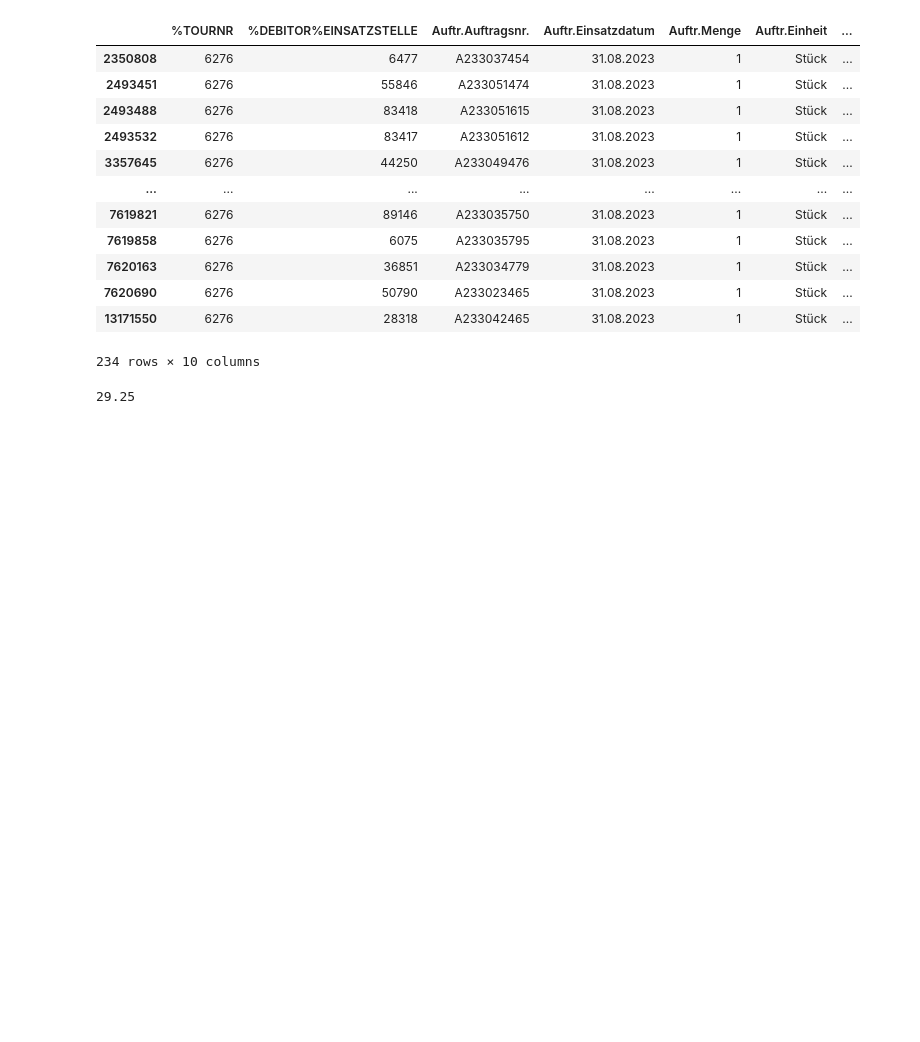
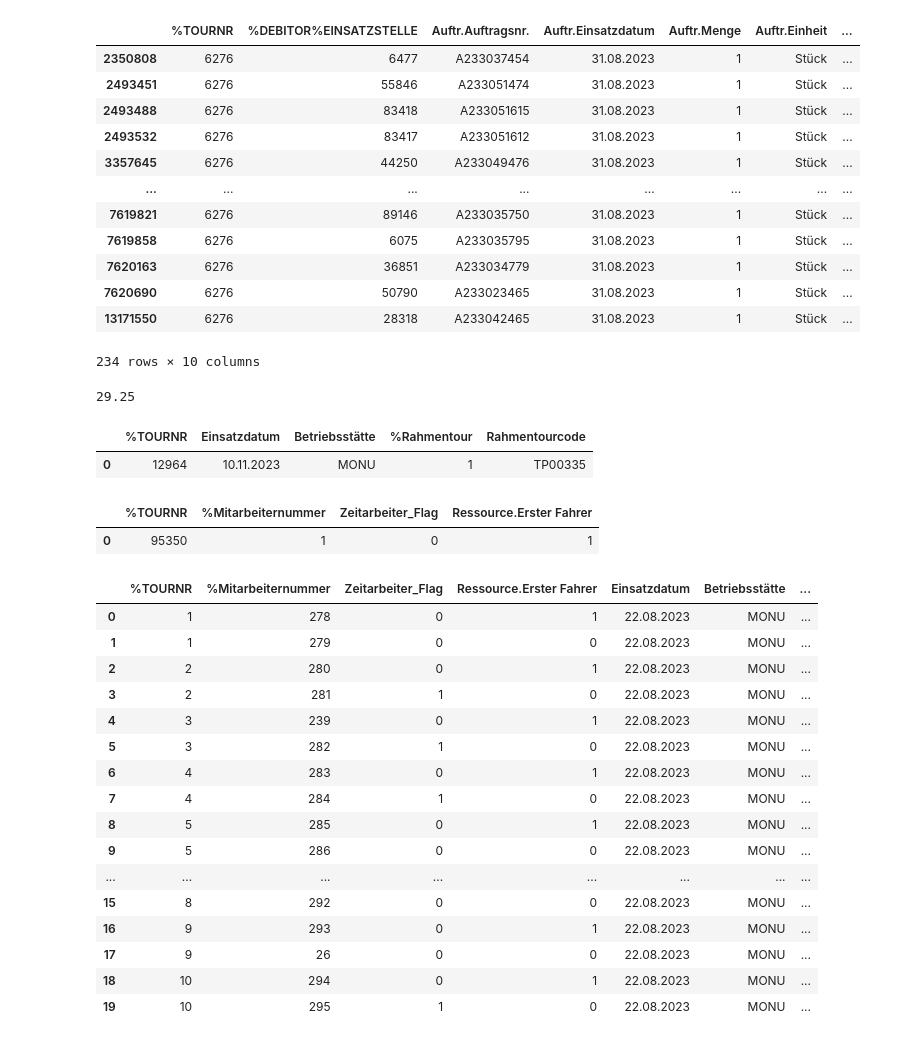
Before and after one commit to baz263/n3xtcoder, a Jupyter notebook: join.ipynb, the cells around one changed output. Drawn from its saved outputs; the diff is of its cells as text; code cells hidden in the pictures; blank space fills up the shorter version.

```diff
--- a/join.ipynb
+++ b/join.ipynb
@@ -285,3 +285,35 @@ tasks[tasks['%TOURNR'] == 6276]
 # column that shows if the tour had more or less or the average number of employees for that tour.
 # %% [output]
 29.25
+# %%
+tours.head(1)
+# %% [output]
+|  | %TOURNR | Einsatzdatum | Betriebsstätte | %Rahmentour | Rahmentourcode |
+| 0 | 12964 | 10.11.2023 | MONU | 1 | TP00335 |
+# %%
+resources.head(1)
+# %% [output]
+|  | %TOURNR | %Mitarbeiternummer | Zeitarbeiter_Flag | Ressource.Erster Fahrer |
+| 0 | 95350 | 1 | 0 | 1 |
+# %%
+resources_tours = pd.merge(resources, tours, on='%TOURNR', how='inner')
+# %%
+resources_tours.head(20)
+# %% [output]
+|  | %TOURNR | %Mitarbeiternummer | Zeitarbeiter_Flag | Ressource.Erster Fahrer | Einsatzdatum | Betriebsstätte | ... |
+| 0 | 1 | 278 | 0 | 1 | 22.08.2023 | MONU | ... |
+| 1 | 1 | 279 | 0 | 0 | 22.08.2023 | MONU | ... |
+| 2 | 2 | 280 | 0 | 1 | 22.08.2023 | MONU | ... |
+| 3 | 2 | 281 | 1 | 0 | 22.08.2023 | MONU | ... |
+| 4 | 3 | 239 | 0 | 1 | 22.08.2023 | MONU | ... |
+| 5 | 3 | 282 | 1 | 0 | 22.08.2023 | MONU | ... |
+| 6 | 4 | 283 | 0 | 1 | 22.08.2023 | MONU | ... |
+| 7 | 4 | 284 | 1 | 0 | 22.08.2023 | MONU | ... |
+| 8 | 5 | 285 | 0 | 1 | 22.08.2023 | MONU | ... |
+| 9 | 5 | 286 | 0 | 0 | 22.08.2023 | MONU | ... |
+| ... | ... | ... | ... | ... | ... | ... | ... |
+| 15 | 8 | 292 | 0 | 0 | 22.08.2023 | MONU | ... |
+| 16 | 9 | 293 | 0 | 1 | 22.08.2023 | MONU | ... |
+| 17 | 9 | 26 | 0 | 0 | 22.08.2023 | MONU | ... |
+| 18 | 10 | 294 | 0 | 1 | 22.08.2023 | MONU | ... |
+| 19 | 10 | 295 | 1 | 0 | 22.08.2023 | MONU | ... |
```
Also changed, not shown: parts of 11 cells of this notebook.
